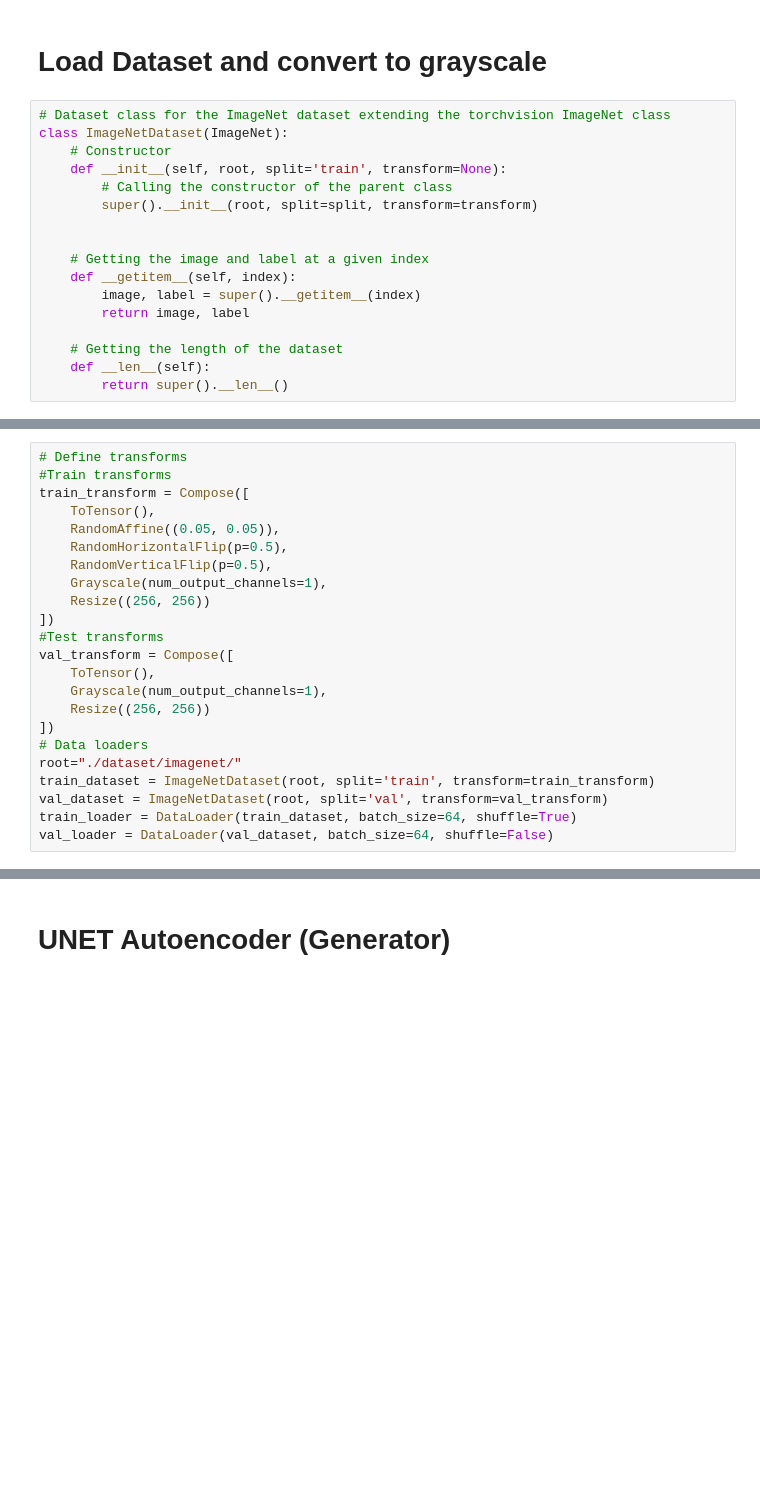
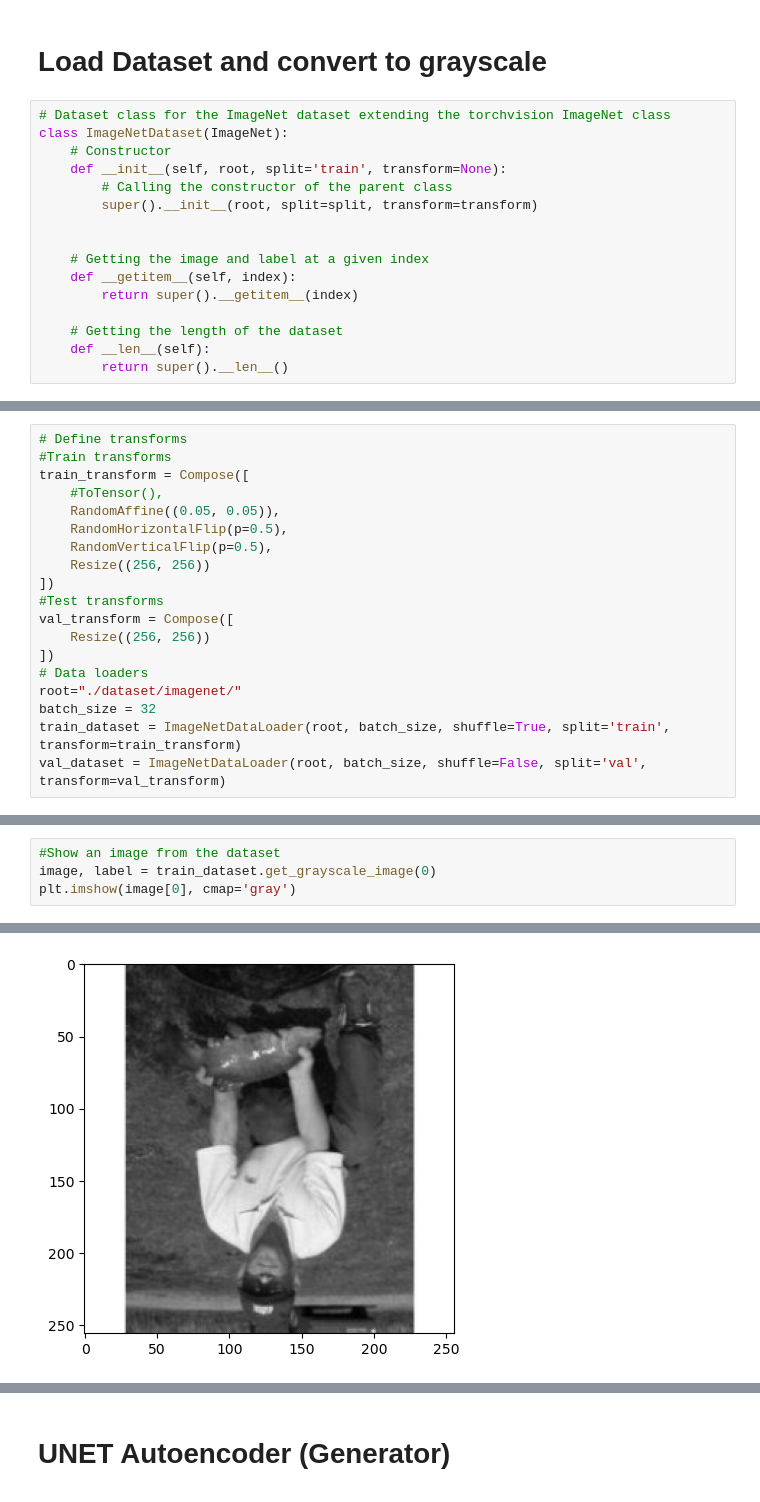
Before and after one commit to umutberkcakmakci/Image-Recoloring, a Jupyter notebook: image_recoloring.ipynb, the cells around one changed output, grey strips where cells are left out. Saved outputs shown, nothing was run; the diff lists cells and outputs as text; blank space fills up the shorter version.

```diff
--- a/image_recoloring.ipynb
+++ b/image_recoloring.ipynb
@@ -25,8 +26,7 @@ class ImageNetDataset(ImageNet):
 
     # Getting the image and label at a given index
     def __getitem__(self, index):
-        image, label = super().__getitem__(index)
-        return image, label
+        return super().__getitem__(index)
 
     # Getting the length of the dataset
     def __len__(self):
@@ -35,22 +65,18 @@ class ImageNetDataset(ImageNet):
 # Define transforms
 #Train transforms
 train_transform = Compose([
-    ToTensor(),
+    #ToTensor(),
     RandomAffine((0.05, 0.05)),
     RandomHorizontalFlip(p=0.5),
     RandomVerticalFlip(p=0.5),
-    Grayscale(num_output_channels=1),
     Resize((256, 256))
 ])
 #Test transforms
 val_transform = Compose([
-    ToTensor(),
-    Grayscale(num_output_channels=1),
     Resize((256, 256))
 ])
 # Data loaders
 root="./dataset/imagenet/"
-train_dataset = ImageNetDataset(root, split='train', transform=train_transform)
-val_dataset = ImageNetDataset(root, split='val', transform=val_transform)
-train_loader = DataLoader(train_dataset, batch_size=64, shuffle=True)
-val_loader = DataLoader(val_dataset, batch_size=64, shuffle=False)
+batch_size = 32
+train_dataset = ImageNetDataLoader(root, batch_size, shuffle=True, split='train', transform=train_transform)
+val_dataset = ImageNetDataLoader(root, batch_size, shuffle=False, split='val', transform=val_transform)
@@ -67,0 +83,5 @@ show_batch(train_loader)
+# %%
+#Show an image from the dataset
+image, label = train_dataset.get_grayscale_image(0)
+plt.imshow(image[0], cmap='gray')
+# %% [output]
@@ -67,0 +89 @@ show_batch(train_loader)
+[figure, added]
```
Also changed, not shown: parts of 12 cells of this notebook, 1 other file.
